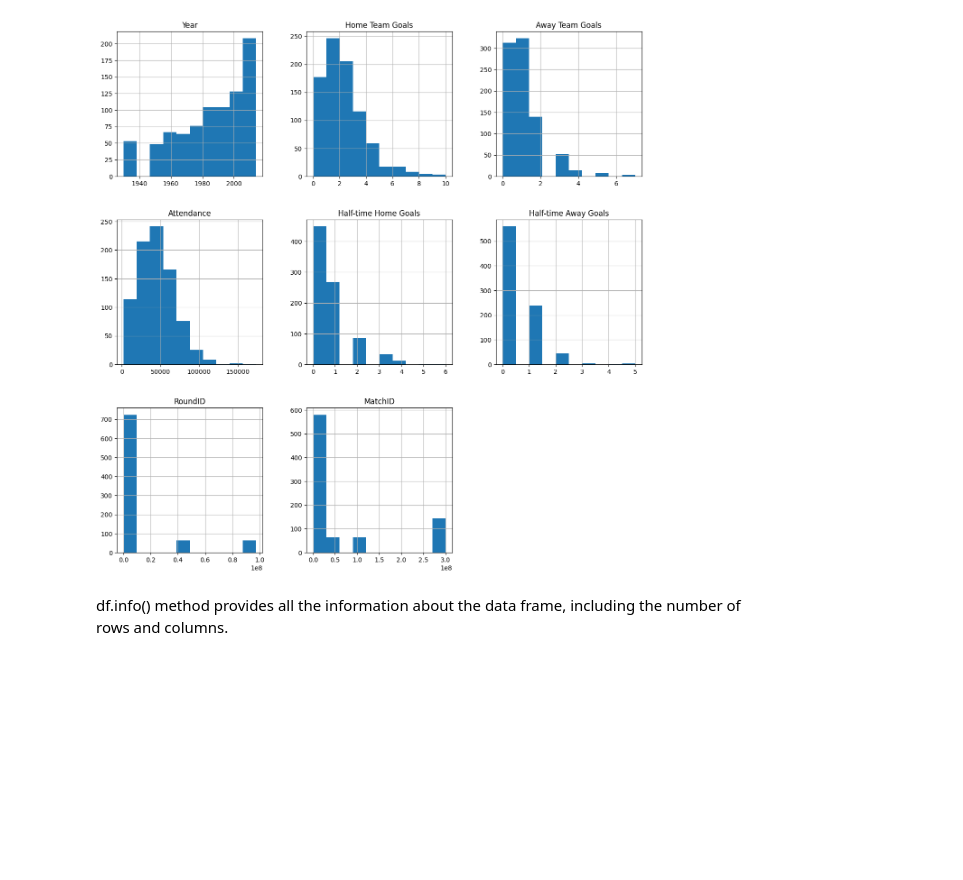
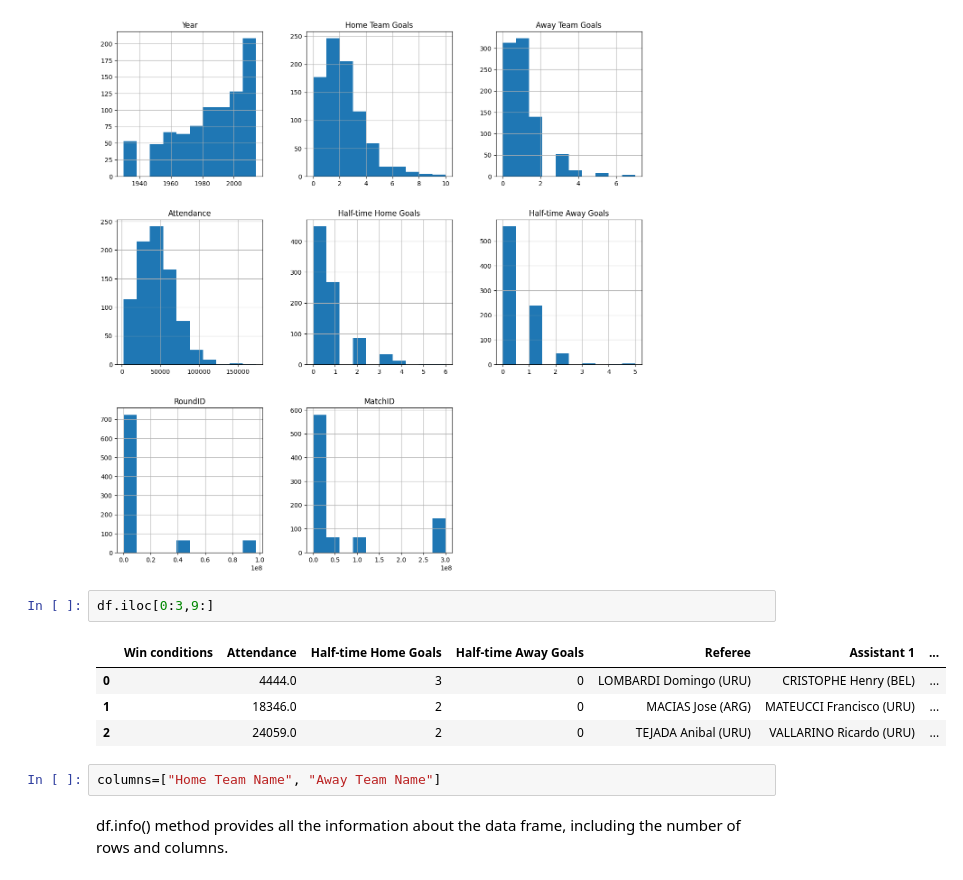
Before and after one commit to asanaa-data/asanaa-data, a Jupyter notebook: accessing_data_with_pandas_lab1.ipynb, the cells around one changed output. Saved outputs shown, nothing was run; the diff lists cells and outputs as text; blank space fills up the shorter version.

```diff
--- a/accessing_data_with_pandas_lab1.ipynb
+++ b/accessing_data_with_pandas_lab1.ipynb
@@ -131,6 +131,15 @@ array([[<Axes: title={'center': 'Year'}>,
        [<Axes: title={'center': 'RoundID'}>,
         <Axes: title={'center': 'MatchID'}>, <Axes: >]], dtype=object)
 [figure]
+# %%
+df.iloc[0:3,9:]
+# %% [output]
+|  | Win conditions | Attendance | Half-time Home Goals | Half-time Away Goals | Referee | Assistant 1 | ... |
+| 0 |  | 4444.0 | 3 | 0 | LOMBARDI Domingo (URU) | CRISTOPHE Henry (BEL) | ... |
+| 1 |  | 18346.0 | 2 | 0 | MACIAS Jose (ARG) | MATEUCCI Francisco (URU) | ... |
+| 2 |  | 24059.0 | 2 | 0 | TEJADA Anibal (URU) | VALLARINO Ricardo (URU) | ... |
+# %%
+columns=["Home Team Name", "Away Team Name"]
 # %% [markdown]
 df.info() method provides all the information about the data frame, including the number of rows and columns.
 # %%
```
